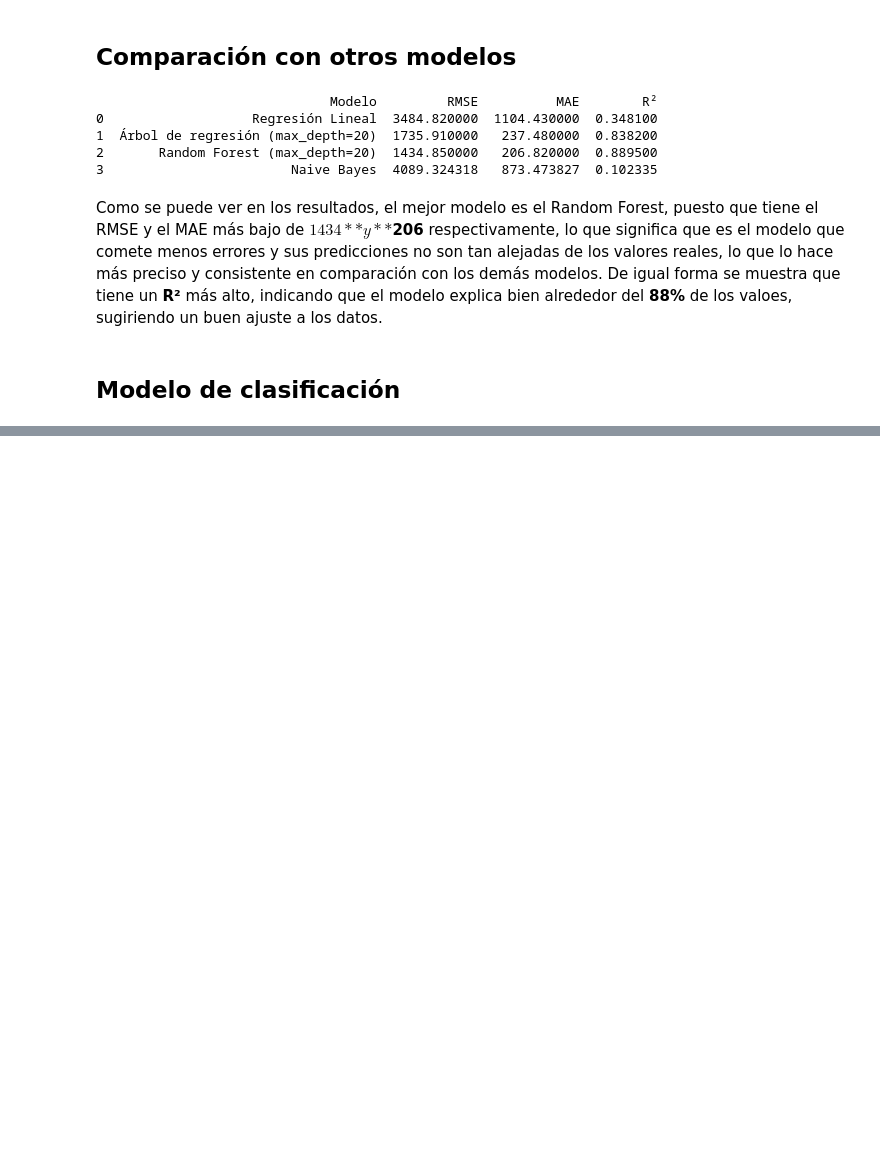
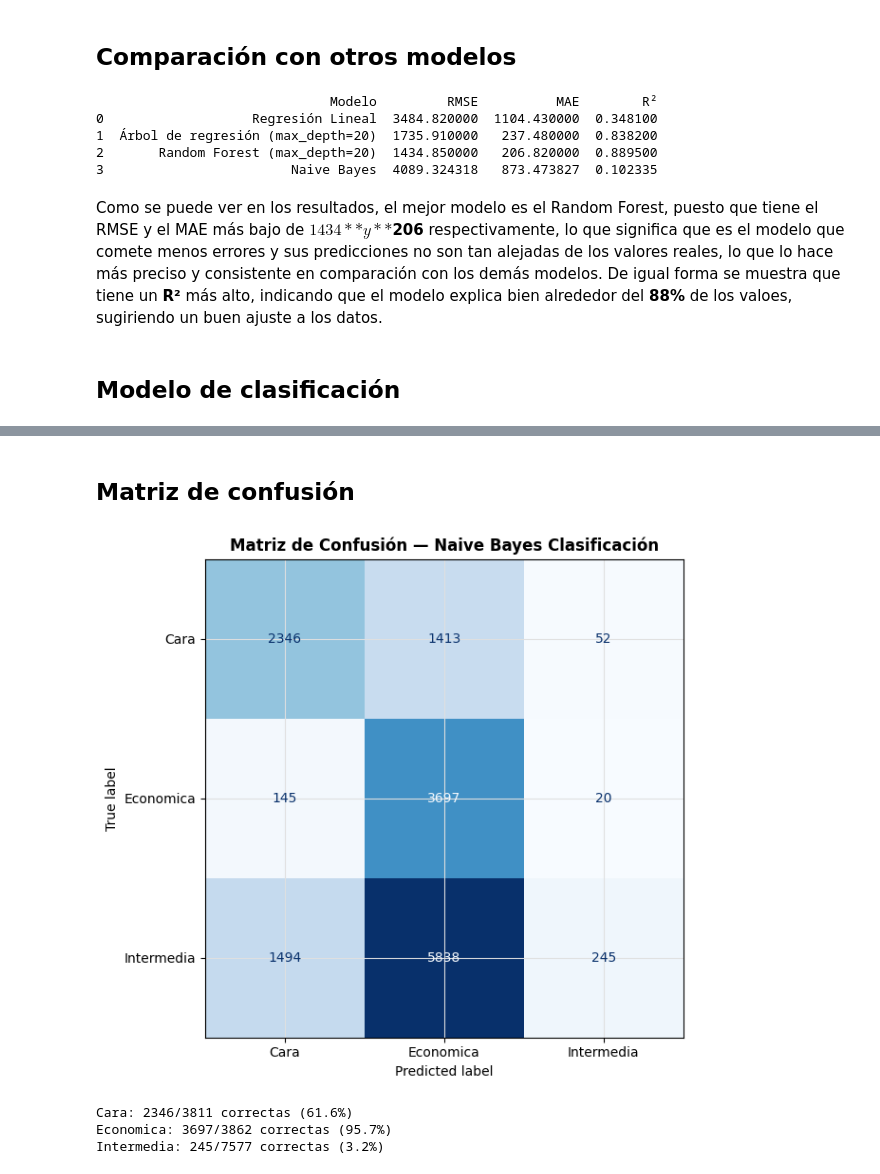
Before and after one commit to Sofilayerdi/lab5-mineria, a Jupyter notebook: mod/lab5.ipynb, the cells around one changed output, grey strips where cells are left out. Drawn from its saved outputs; the diff is of its cells as text; code cells hidden in the pictures; blank space fills up the shorter version.

```diff
--- a/mod/lab5.ipynb
+++ b/mod/lab5.ipynb
@@ -801,0 +891,26 @@ Como se puede ver en los resultados, el mejor modelo es el Random Forest, puesto
+# %% [markdown]
+## Matriz de confusión
+# %%
+class_order = ["Cara", "Economica", "Intermedia"]
+
+cm = confusion_matrix(y_test_clf, y_pred_clf, labels=class_order)
+
+fig, ax = plt.subplots(figsize=(7, 6))
+ConfusionMatrixDisplay(
+    confusion_matrix=cm,
+    display_labels=class_order
+).plot(ax=ax, colorbar=False, cmap='Blues')
+ax.set_title("Matriz de Confusión — Naive Bayes Clasificación", fontweight="bold")
+plt.tight_layout()
+plt.show()
+
+for i, clase in enumerate(class_order):
+    total     = cm[i].sum()
+    correctas = cm[i][i]
+    tasa      = correctas / total * 100
+    print(f"{clase}: {correctas}/{total} correctas ({tasa:.1f}%)")
+# %% [output]
+[figure, added]
+Cara: 2346/3811 correctas (61.6%)
+Economica: 3697/3862 correctas (95.7%)
+Intermedia: 245/7577 correctas (3.2%)
```
Also changed, not shown: parts of 4 cells of this notebook.
